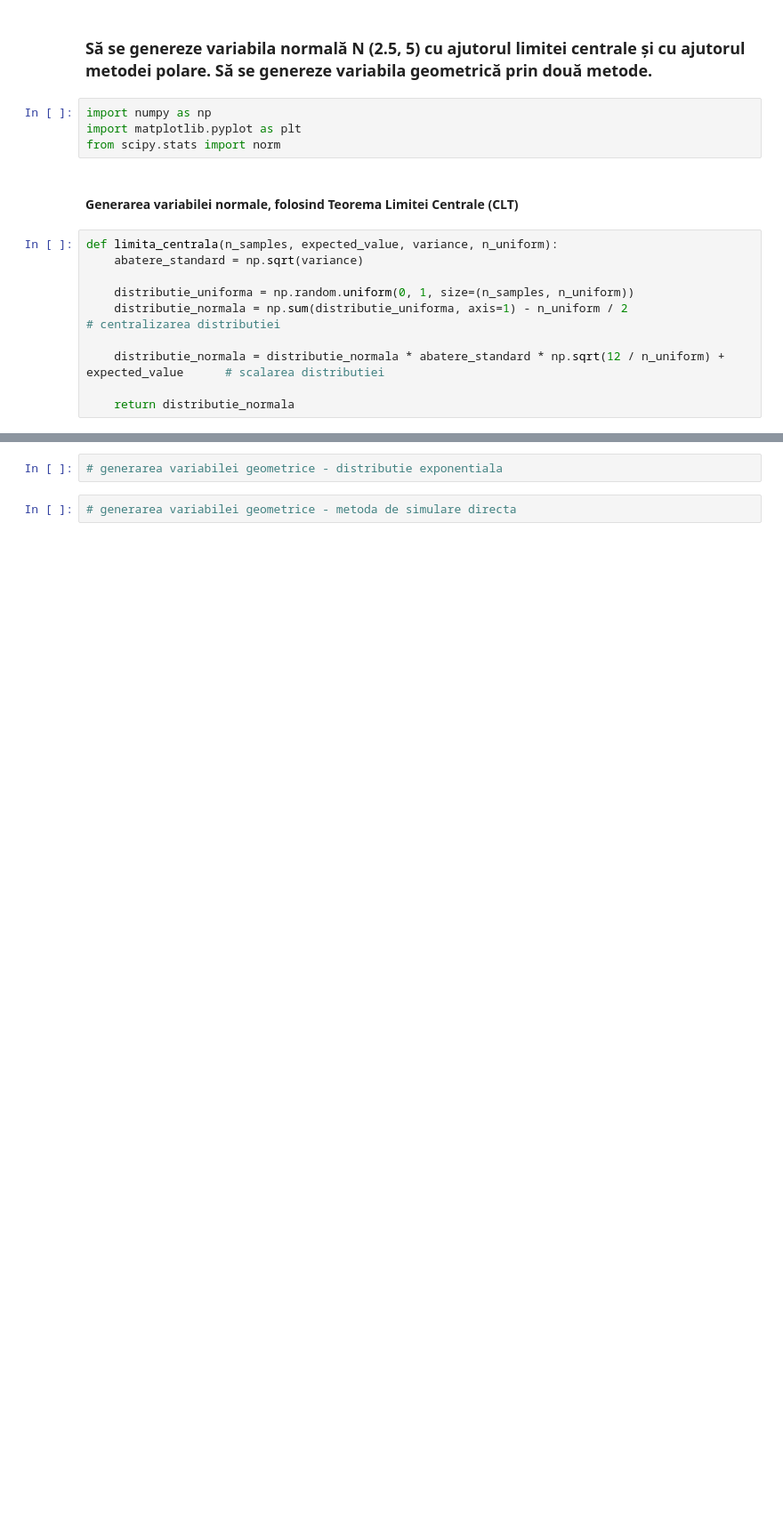
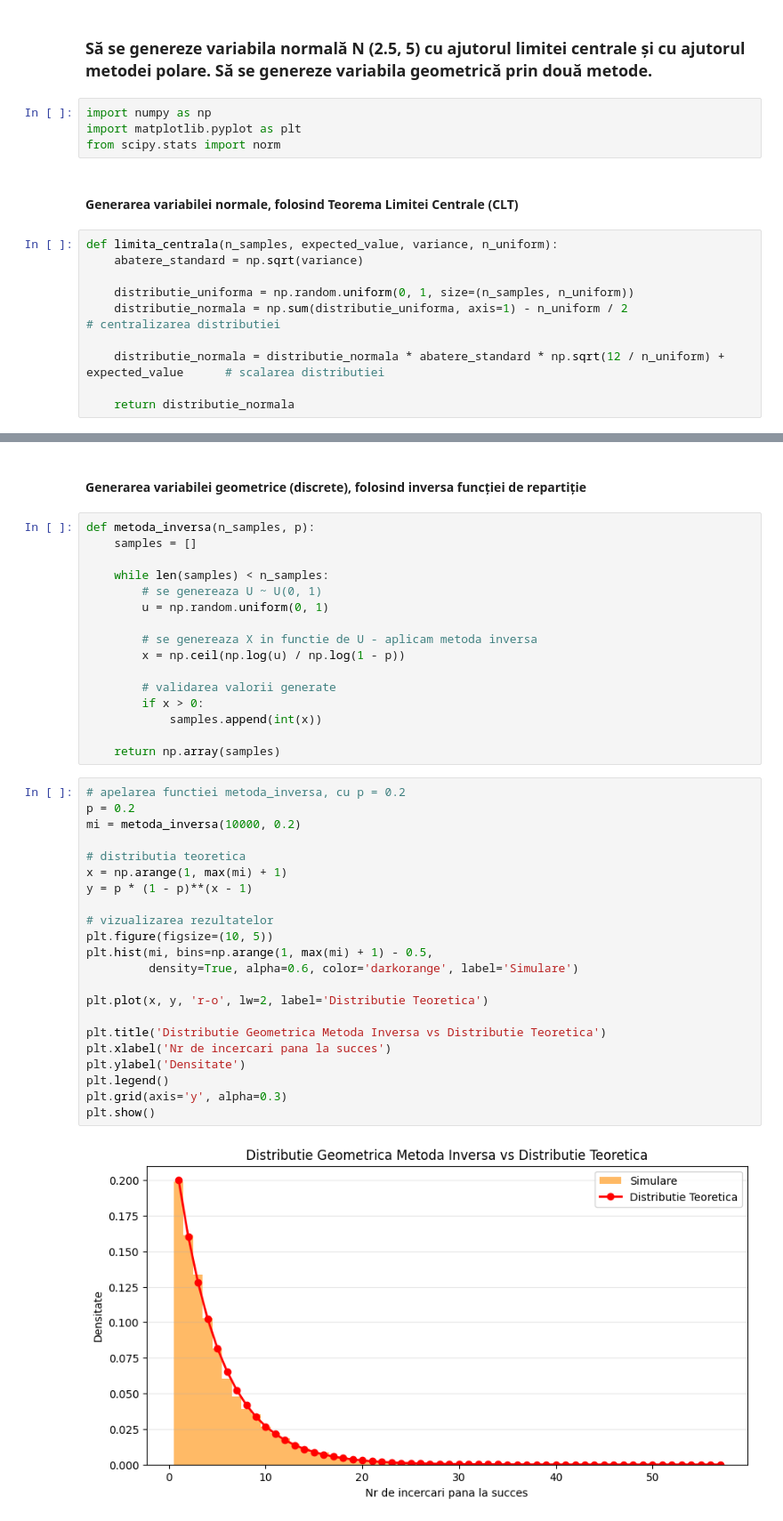
Before and after one commit to zamfiresq/Normal_and_Geometric_Variables_Simulation, a Jupyter notebook: tema2.ipynb, the cells around one changed output, grey strips where cells are left out. Shown at 89% size. Saved outputs shown, nothing was run; the diff lists cells and outputs as text; blank space fills up the shorter version.

```diff
--- a/tema2.ipynb
+++ b/tema2.ipynb
@@ -79,4 +80,42 @@ plt.show()
-# %%
-# generarea variabilei geometrice - distributie exponentiala
-# %%
-# generarea variabilei geometrice - metoda de simulare directa
+# %% [markdown]
+#### Generarea variabilei geometrice (discrete), folosind inversa funcției de repartiție
+# %%
+def metoda_inversa(n_samples, p):
+    samples = []
+
+    while len(samples) < n_samples:
+        # se genereaza U ~ U(0, 1)
+        u = np.random.uniform(0, 1)
+
+        # se genereaza X in functie de U - aplicam metoda inversa
+        x = np.ceil(np.log(u) / np.log(1 - p))
+
+        # validarea valorii generate
+        if x > 0:
+            samples.append(int(x))
+
+    return np.array(samples)
+# %%
+# apelarea functiei metoda_inversa, cu p = 0.2
+p = 0.2
+mi = metoda_inversa(10000, 0.2)
+
+# distributia teoretica
+x = np.arange(1, max(mi) + 1)
+y = p * (1 - p)**(x - 1)
+
+# vizualizarea rezultatelor
+plt.figure(figsize=(10, 5))
+plt.hist(mi, bins=np.arange(1, max(mi) + 1) - 0.5,
+         density=True, alpha=0.6, color='darkorange', label='Simulare')
+
+plt.plot(x, y, 'r-o', lw=2, label='Distributie Teoretica')
+
+plt.title('Distributie Geometrica Metoda Inversa vs Distributie Teoretica')
+plt.xlabel('Nr de incercari pana la succes')
+plt.ylabel('Densitate')
+plt.legend()
+plt.grid(axis='y', alpha=0.3)
+plt.show()
+# %% [output]
+[figure, added]
```
Also changed, not shown: parts of 7 cells of this notebook.
